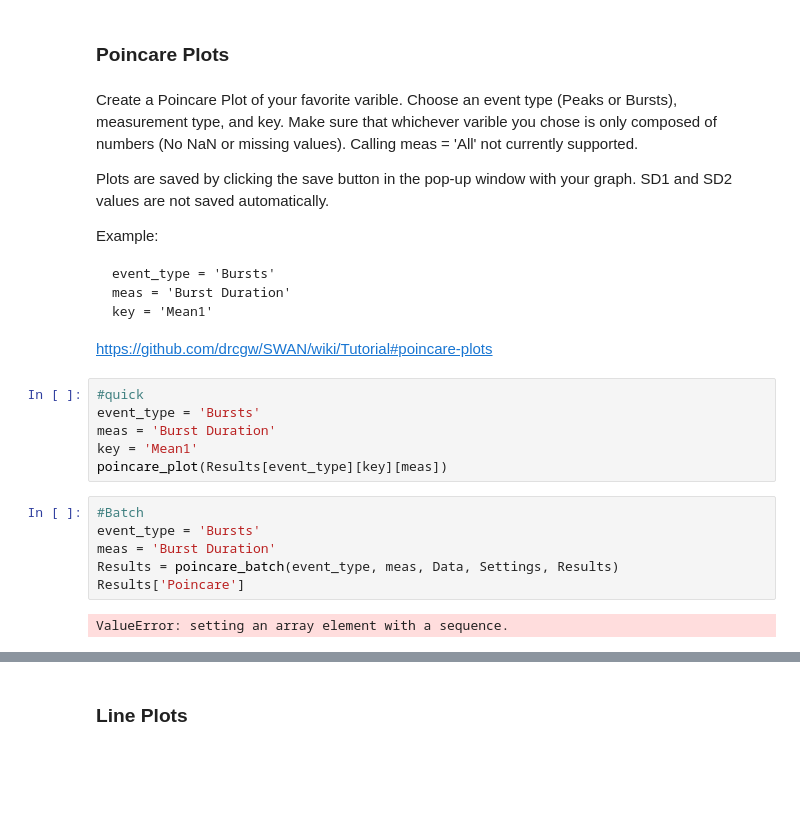
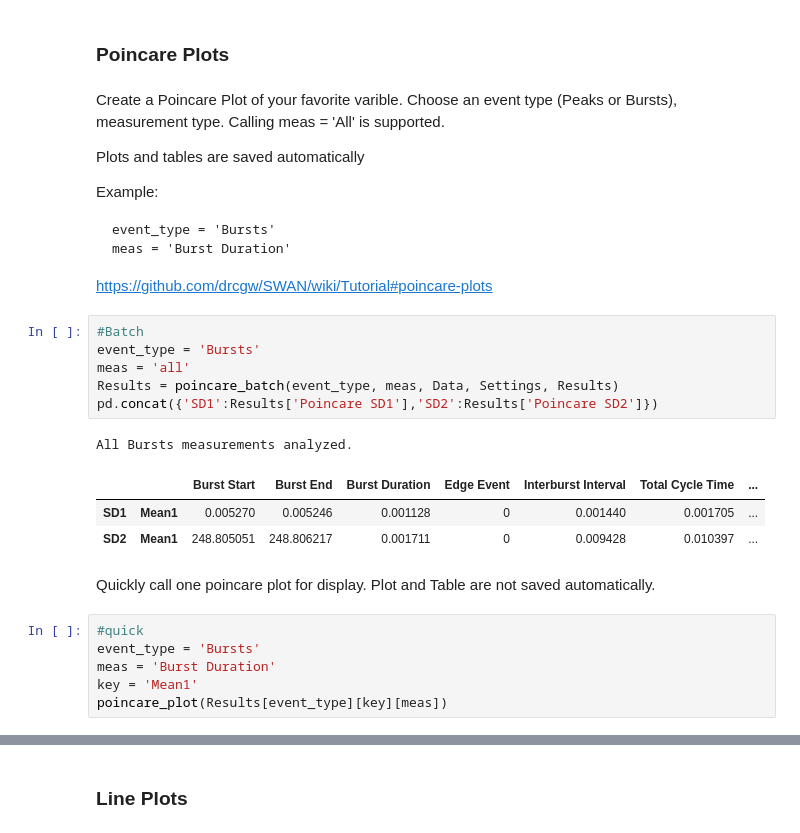
Before and after one commit to drcgw/bass, a Jupyter notebook: Single Wave- Interactive.ipynb, the cells around one changed output, grey strips where cells are left out. Cells and saved outputs as stored; diff of their text form; blank space fills up the shorter version.

Commit message:
testing poincare
working out kinks in the batch poincare call.

#33018537703720

```diff
--- a/Single Wave- Interactive.ipynb
+++ b/Single Wave- Interactive.ipynb
@@ -328,28 +328,32 @@ Results['Bursts-Master'].groupby(level=0).describe()
 # %% [markdown]
 ### Poincare Plots
 # %% [markdown]
-Create a Poincare Plot of your favorite varible. Choose an event type (Peaks or Bursts), measurement type, and key. Make sure that whichever varible you chose is only composed of numbers (No NaN or missing values). Calling meas = 'All' not currently supported.
+Create a Poincare Plot of your favorite varible. Choose an event type (Peaks or Bursts), measurement type. Calling meas = 'All' is supported.
 
-Plots are saved by clicking the save button in the pop-up window with your graph. SD1 and SD2 values are not saved automatically.
+Plots and tables are saved automatically
 
 Example:
 
     event_type = 'Bursts'
     meas = 'Burst Duration'
-    key = 'Mean1'
 
 https://github.com/drcgw/SWAN/wiki/Tutorial#poincare-plots
+# %%
+#Batch
+event_type = 'Bursts'
+meas = 'all'
+Results = poincare_batch(event_type, meas, Data, Settings, Results)
+pd.concat({'SD1':Results['Poincare SD1'],'SD2':Results['Poincare SD2']})
+# %% [output]
+All Bursts measurements analyzed.
+|  |  | Burst Start | Burst End | Burst Duration | Edge Event | Interburst Interval | Total Cycle Time | ... |
+| SD1 | Mean1 | 0.005270 | 0.005246 | 0.001128 | 0 | 0.001440 | 0.001705 | ... |
+| SD2 | Mean1 | 248.805051 | 248.806217 | 0.001711 | 0 | 0.009428 | 0.010397 | ... |
+# %% [markdown]
+Quickly call one poincare plot for display. Plot and Table are not saved automatically.
 # %%
 #quick
 event_type = 'Bursts'
 meas = 'Burst Duration'
 key = 'Mean1'
 poincare_plot(Results[event_type][key][meas])
-# %%
-#Batch
-event_type = 'Bursts'
-meas = 'Burst Duration'
-Results = poincare_batch(event_type, meas, Data, Settings, Results)
-Results['Poincare']
-# %% [output]
-ValueError: setting an array element with a sequence.
```
Also changed, not shown: parts of 1 cell of this notebook, 1 other file.
